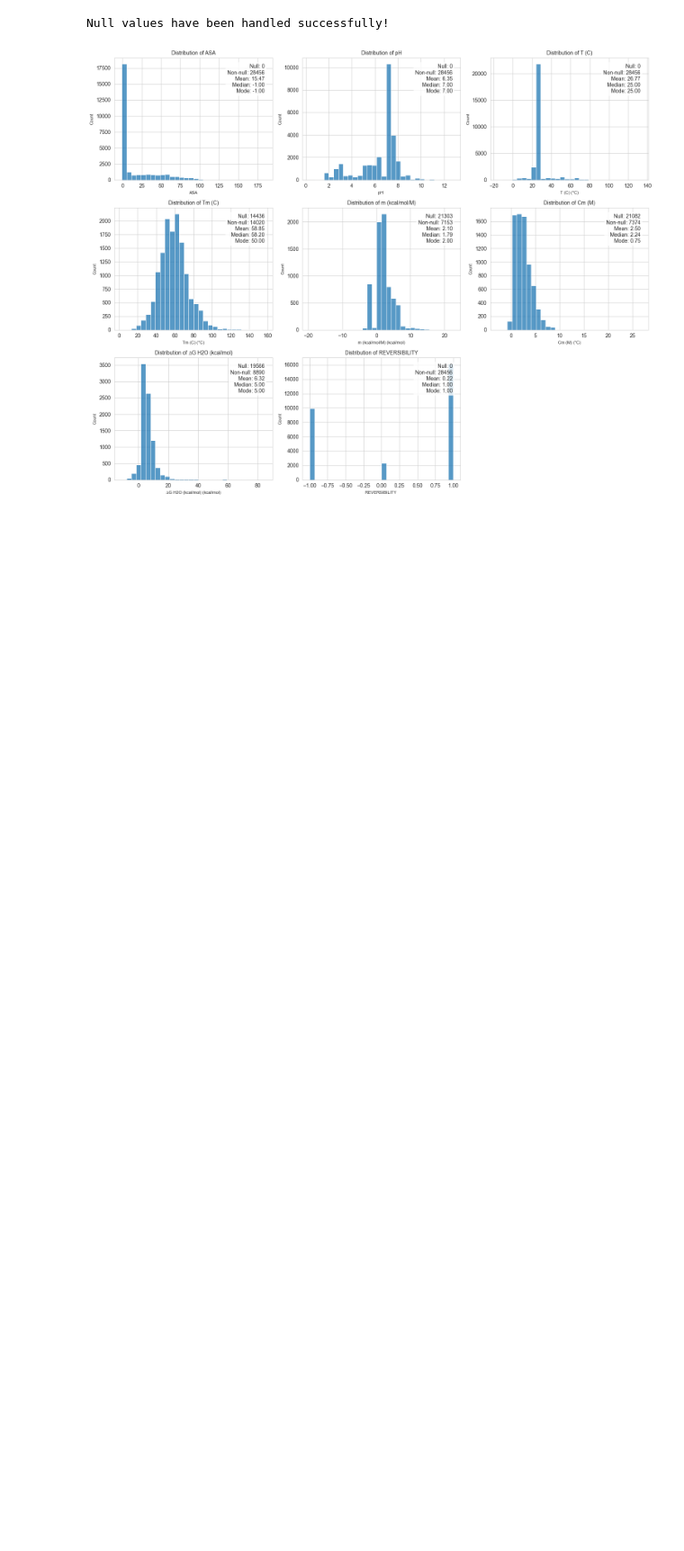
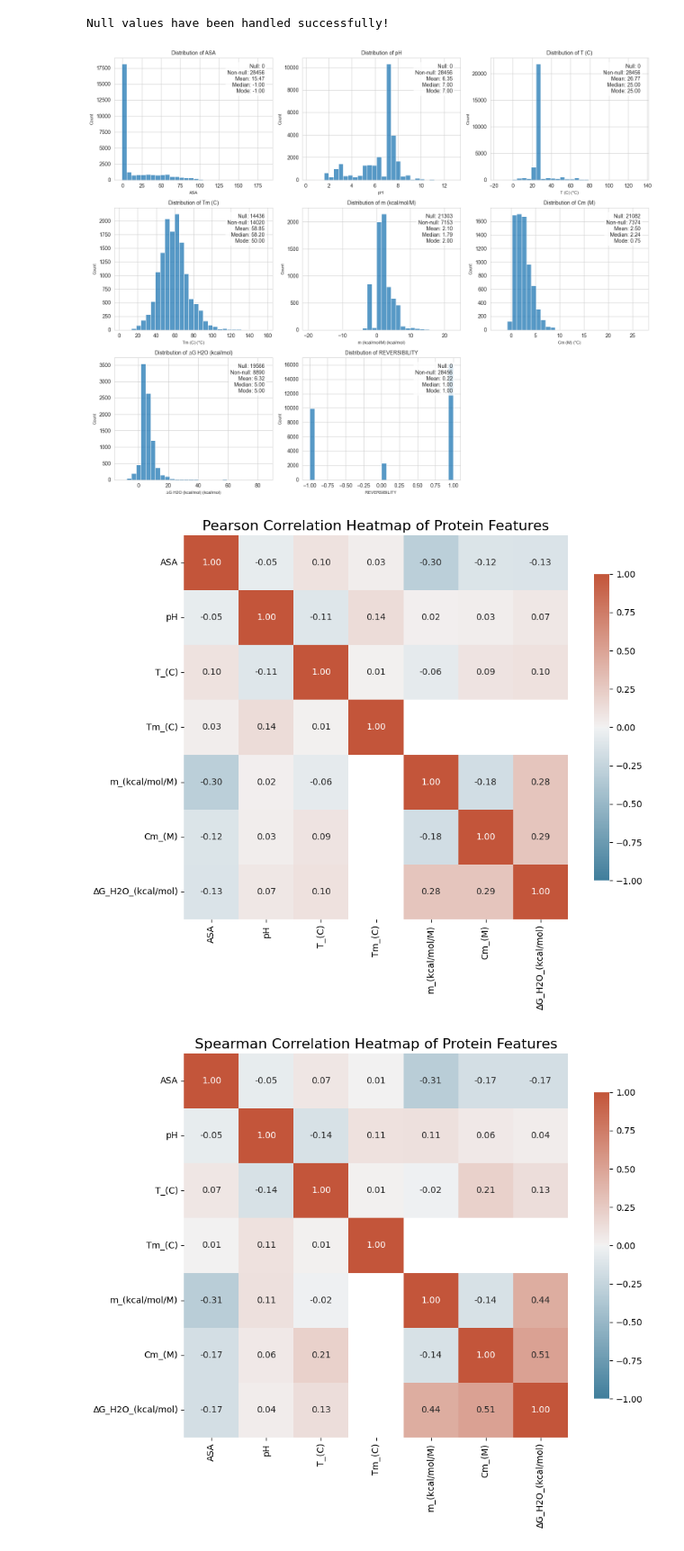
Before and after one commit to parsashu/ML-on-Proteins, a Jupyter notebook: datasets/pre_processing.ipynb, the cells around one changed output. Shown at 90% size. Drawn from its saved outputs; the diff is of its cells as text; code cells hidden in the pictures; blank space fills up the shorter version.

```diff
--- a/datasets/pre_processing.ipynb
+++ b/datasets/pre_processing.ipynb
@@ -328,3 +322,9 @@ histogram(dataset)
 [figure]
 Null values have been handled successfully!
 [figure]
+# %%
+pearson_correlation_heatmap(dataset)
+spearman_correlation_heatmap(dataset)
+# %% [output]
+[figure, added]
+[figure, added]
```
Also changed, not shown: parts of 2 cells of this notebook, 2 other files.
